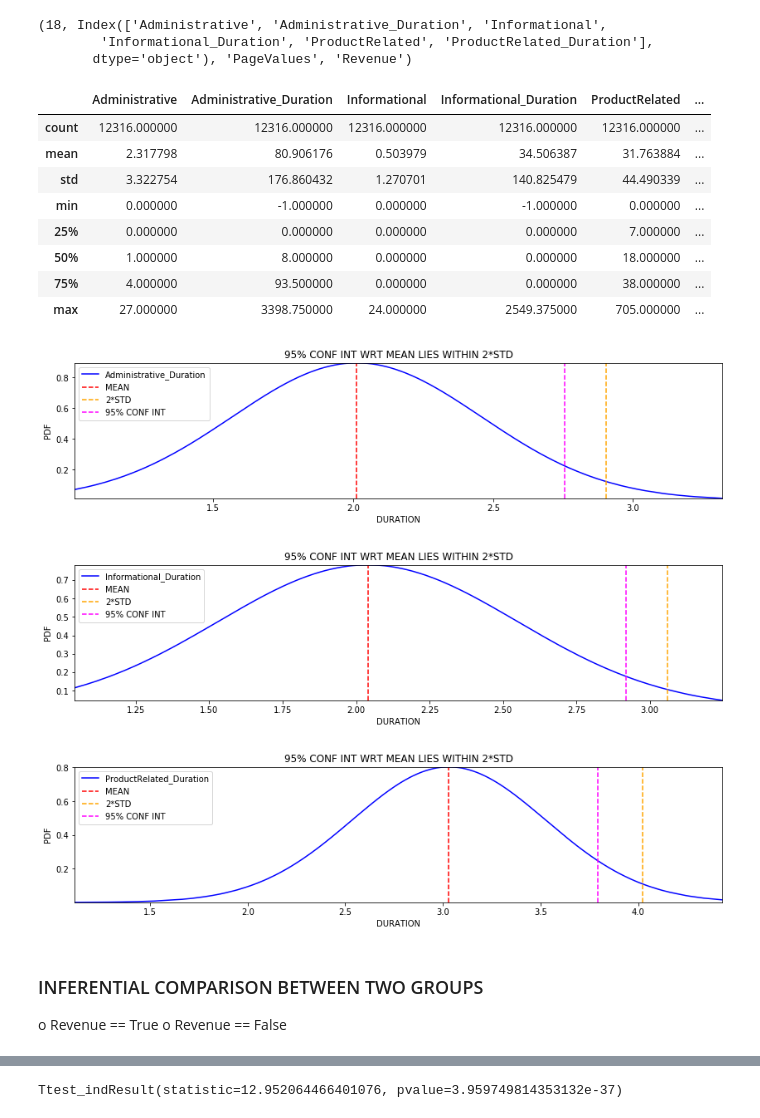
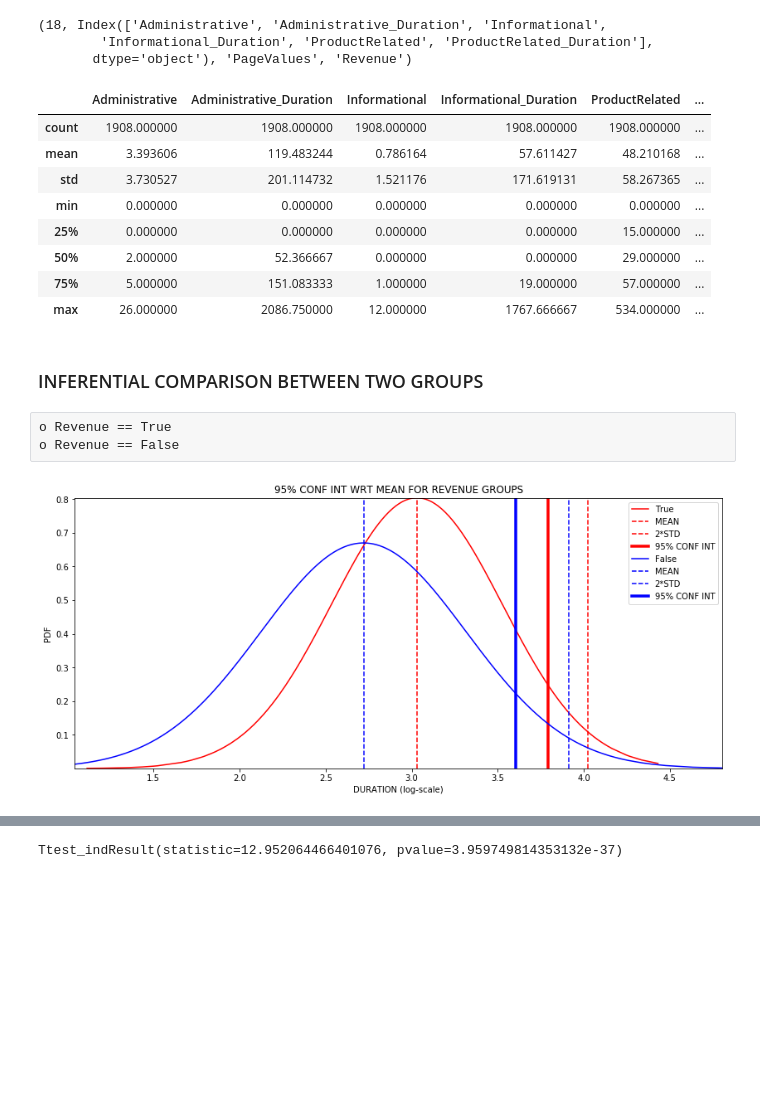
Before and after one commit to dsdata2000/shoppers_intention_dataset, a Jupyter notebook: shoppers-intension-final.ipynb, the cells around one changed output, grey strips where cells are left out. Cells and saved outputs as stored; diff of their text form; code cells hidden in the pictures; blank space fills up the shorter version.

```diff
--- a/shoppers-intension-final.ipynb
+++ b/shoppers-intension-final.ipynb
@@ -366,41 +384,44 @@ len(df.columns), df.columns[0:6], df.columns[8], df.columns[17]
         'Informational_Duration', 'ProductRelated', 'ProductRelated_Duration'],
        dtype='object'), 'PageValues', 'Revenue')
 # %%
-df.describe()
+df1.describe()
 # %% [output]
 |  | Administrative | Administrative_Duration | Informational | Informational_Duration | ProductRelated | ... |
-| count | 12316.000000 | 12316.000000 | 12316.000000 | 12316.000000 | 12316.000000 | ... |
-| mean | 2.317798 | 80.906176 | 0.503979 | 34.506387 | 31.763884 | ... |
-| std | 3.322754 | 176.860432 | 1.270701 | 140.825479 | 44.490339 | ... |
-| min | 0.000000 | -1.000000 | 0.000000 | -1.000000 | 0.000000 | ... |
-| 25% | 0.000000 | 0.000000 | 0.000000 | 0.000000 | 7.000000 | ... |
-| 50% | 1.000000 | 8.000000 | 0.000000 | 0.000000 | 18.000000 | ... |
-| 75% | 4.000000 | 93.500000 | 0.000000 | 0.000000 | 38.000000 | ... |
-| max | 27.000000 | 3398.750000 | 24.000000 | 2549.375000 | 705.000000 | ... |
+| count | 1908.000000 | 1908.000000 | 1908.000000 | 1908.000000 | 1908.000000 | ... |
+| mean | 3.393606 | 119.483244 | 0.786164 | 57.611427 | 48.210168 | ... |
+| std | 3.730527 | 201.114732 | 1.521176 | 171.619131 | 58.267365 | ... |
+| min | 0.000000 | 0.000000 | 0.000000 | 0.000000 | 0.000000 | ... |
+| 25% | 0.000000 | 0.000000 | 0.000000 | 0.000000 | 15.000000 | ... |
+| 50% | 2.000000 | 52.366667 | 0.000000 | 0.000000 | 29.000000 | ... |
+| 75% | 5.000000 | 151.083333 | 1.000000 | 19.000000 | 57.000000 | ... |
+| max | 26.000000 | 2086.750000 | 12.000000 | 1767.666667 | 534.000000 | ... |
 # %%
 cols = [ 'Administrative_Duration', 'Informational_Duration', 'ProductRelated_Duration']
+# %% [markdown]
+### INFERENTIAL COMPARISON BETWEEN TWO GROUPS
+# %% [raw]
+o Revenue == True
+o Revenue == False
 # %%
-for col in cols:
-    plt.figure(figsize=(14,3))
-    df1_1 = df1[ df1[col]>10 ]
-    data = np.sort(df1_1[col].apply(np.log10))
-    data_pdf = scipy.stats.norm.pdf(data, loc=np.mean(data), scale=np.std(data) )
-    data_cdf = scipy.stats.norm.cdf(data, loc=np.mean(data), scale=np.std(data) )
-    plt.plot(data, data_pdf, label=col, color='blue')
-    plt.axvline(np.mean(data), linestyle='--', label='MEAN', color='red')
-    plt.axvline(np.mean(data)+2*np.std(data), linestyle='--', label='2*STD', color='orange')
-    plt.axvline(np.percentile(data, [95]), linestyle='--', color='magenta', label='95% CONF INT')
+idx = 0
+plt.figure(figsize=(14,6))
+bolls = [True, False]
+colr_data = ['red', 'blue']
+for col in bolls:
+    df1_1 = df[df['Revenue'] == col]
+    df1_1 = df1_1[ df1_1['ProductRelated_Duration'] >10 ]
+    datalog = np.sort(df1_1['ProductRelated_Duration'].apply(np.log10))
+    datalog_pdf=scipy.stats.norm.pdf(datalog, loc=np.mean(datalog), scale=np.std(datalog) )
+    datalog_cdf = scipy.stats.norm.cdf(datalog, loc=np.mean(datalog), scale=np.std(datalog) )
+    plt.plot(datalog, datalog_pdf, color=colr_data[idx], label=col)
+    plt.axvline(np.mean(datalog), linestyle='--', color=colr_data[idx], label='MEAN')
+    plt.axvline(np.mean(datalog)+2*np.std(datalog), linestyle='--', color=colr_data[idx], label='2*STD')
+    plt.axvline(np.percentile(datalog, [95]), linestyle='-', color=colr_data[idx], label='95% CONF INT', linewidth=3.5)
     plt.legend()
+    plt.ylabel('PDF')
+    plt.xlabel('DURATION (log-scale)')
+    plt.title('95% CONF INT WRT MEAN FOR REVENUE GROUPS')
     plt.autoscale(tight=True, enable=True)
-    plt.title('95% CONF INT WRT MEAN LIES WITHIN 2*STD')
-    plt.ylabel('PDF')
-    plt.xlabel('DURATION')
+    idx += 1
 # %% [output]
-[figure, old version]
+[figure, new version]
-[figure, removed]
-[figure, removed]
-# %% [markdown]
-### INFERENTIAL COMPARISON BETWEEN TWO GROUPS
-
-o Revenue == True
-o Revenue == False
```
Also changed, not shown: parts of 59 cells of this notebook.
